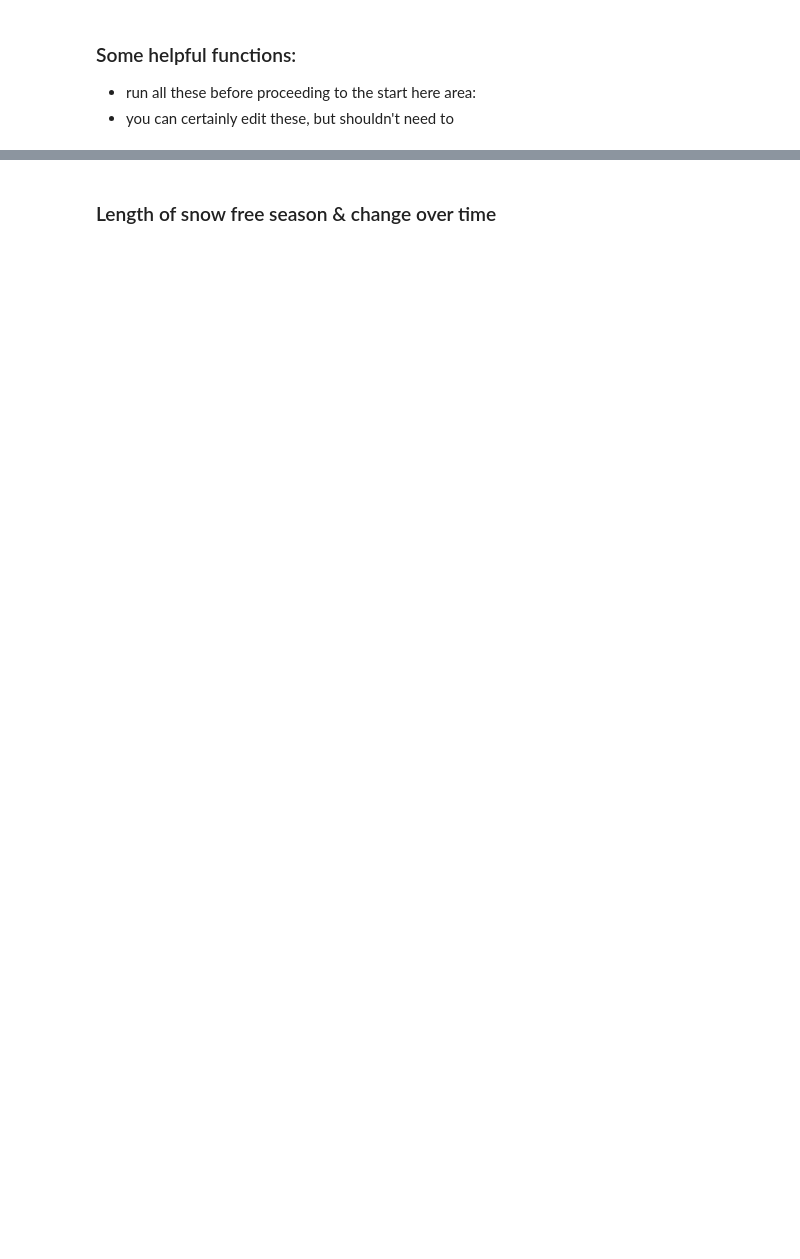
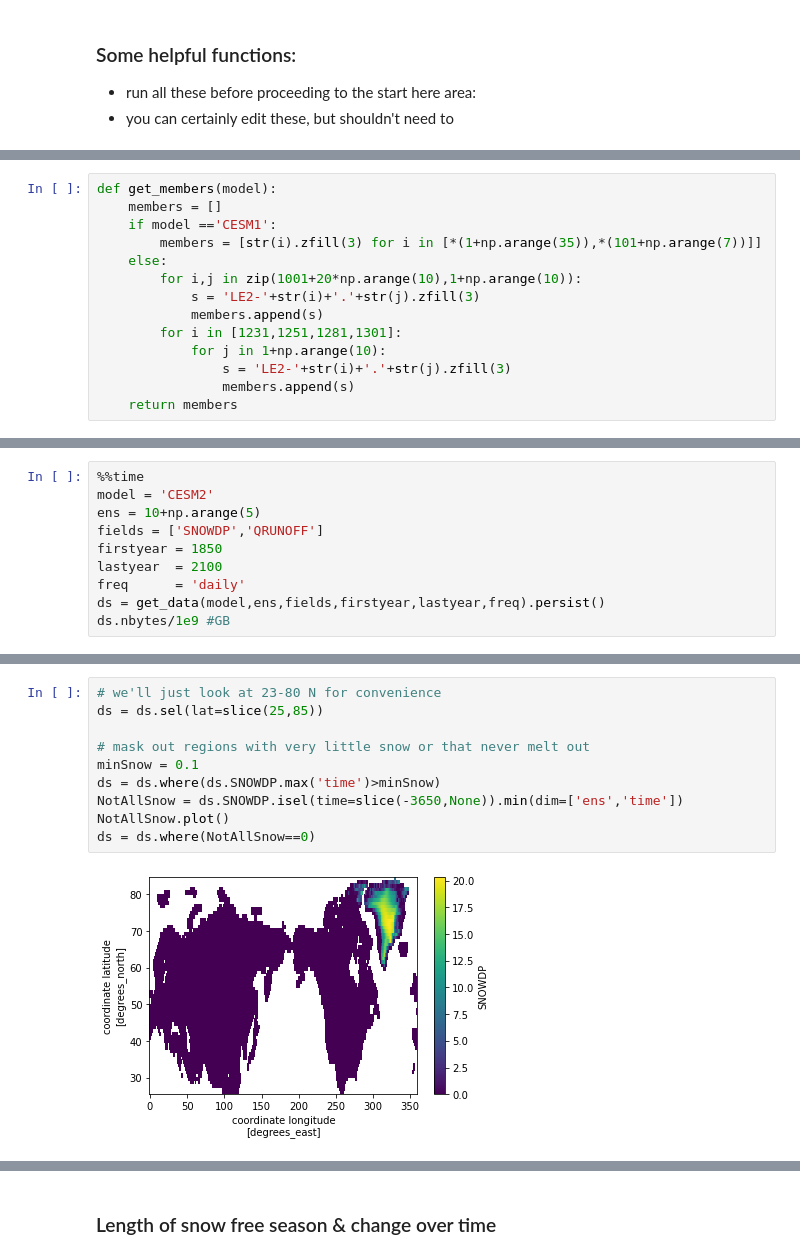
Before and after one commit to wwieder/cesm-lens, a Jupyter notebook: notebooks/lens2_VernalWindow.ipynb, the cells around one changed output, grey strips where cells are left out. Saved outputs shown, nothing was run; the diff lists cells and outputs as text; blank space fills up the shorter version.

```diff
--- a/notebooks/lens2_VernalWindow.ipynb
+++ b/notebooks/lens2_VernalWindow.ipynb
@@ -175,0 +108,14 @@ def month_wts(nyears):
+# %%
+def get_members(model):
+    members = []
+    if model =='CESM1':
+        members = [str(i).zfill(3) for i in [*(1+np.arange(35)),*(101+np.arange(7))]]
+    else:
+        for i,j in zip(1001+20*np.arange(10),1+np.arange(10)):
+            s = 'LE2-'+str(i)+'.'+str(j).zfill(3)
+            members.append(s)
+        for i in [1231,1251,1281,1301]:
+            for j in 1+np.arange(10):
+                s = 'LE2-'+str(i)+'.'+str(j).zfill(3)
+                members.append(s)
+    return members
@@ -209,0 +284,10 @@ dsSSP['TSOI'] = (dsSSP['TSOI'].isel(levgrnd=1))#-273.15)#.persist()
+# %%
+%%time
+model = 'CESM2'
+ens = 10+np.arange(5)
+fields = ['SNOWDP','QRUNOFF']
+firstyear = 1850
+lastyear  = 2100
+freq      = 'daily'
+ds = get_data(model,ens,fields,firstyear,lastyear,freq).persist()
+ds.nbytes/1e9 #GB
@@ -210,3 +298,15 @@ dsSSP['TSOI'] = (dsSSP['TSOI'].isel(levgrnd=1))#-273.15)#.persist()
+# %%
+# we'll just look at 23-80 N for convenience
+ds = ds.sel(lat=slice(25,85))
+
+# mask out regions with very little snow or that never melt out
+minSnow = 0.1
+ds = ds.where(ds.SNOWDP.max('time')>minSnow)
+NotAllSnow = ds.SNOWDP.isel(time=slice(-3650,None)).min(dim=['ens','time'])
+NotAllSnow.plot()
+ds = ds.where(NotAllSnow==0)
+# %% [output]
+[figure, added]
 # %% [markdown]
 ----------------
 * Combine full time series,
```
Also changed, not shown: parts of 55 cells of this notebook.
